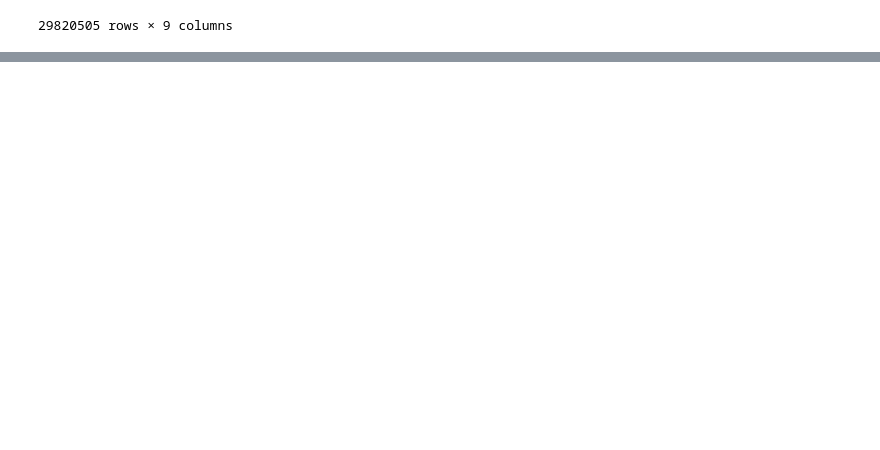
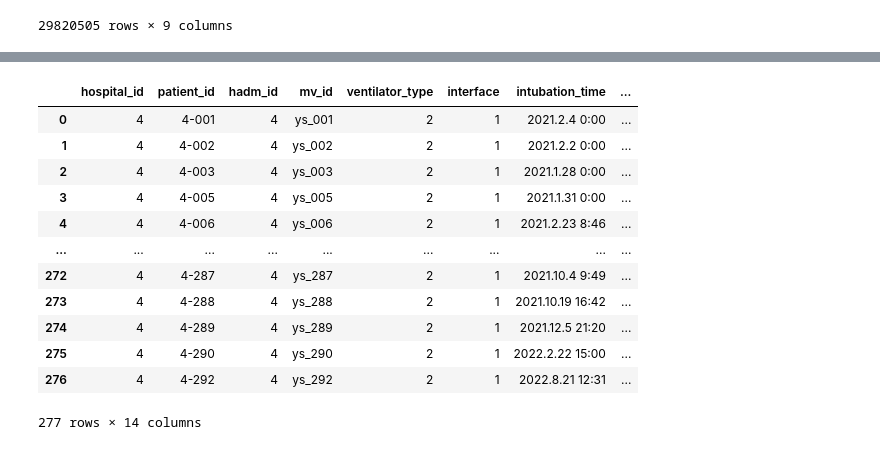
Before and after one commit to skjangbudon/nia_vent_weaning, a Jupyter notebook: notebook/data_preprocess_final.ipynb, the cells around one changed output, grey strips where cells are left out. Cells and saved outputs as stored; diff of their text form; code cells hidden in the pictures; blank space fills up the shorter version.

```diff
--- a/notebook/data_preprocess_1103.ipynb
+++ b/notebook/data_preprocess_final.ipynb
@@ -840,0 +846,8 @@ inted_df
+# %%
+import pandas as pd
+import warnings
+warnings.filterwarnings('ignore')
+inted_path = '/VOLUME/nia_vent_weaning/data/integrated_data/'
+ys_path = '/VOLUME/nia_vent_weaning/data/YS/'
+var_list = ['demographics', 'diagnosis', 'drug', 'heightandweight', 'lab', 'ventilator', 'ventilator_parameter', 'vitalsign']
+dst_path = '/VOLUME/nia_vent_weaning/data/final_data/'
@@ -840,0 +1232,7 @@ inted_df
+# %%
+var = 'ventilator'
+
+aj_snu = pd.read_csv(inted_path + var + '.csv', index_col=0)
+ys = pd.read_csv(ys_path + var + '.csv', index_col=0)
+
+aj_snu
@@ -840,0 +1253,16 @@ inted_df
+# %%
+ys
+# %% [output]
+|  | hospital_id | patient_id | hadm_id | mv_id | ventilator_type | interface | intubation_time | ... |
+| 0 | 4 | 4-001 | 4 | ys_001 | 2 | 1 | 2021.2.4 0:00 | ... |
+| 1 | 4 | 4-002 | 4 | ys_002 | 2 | 1 | 2021.2.2 0:00 | ... |
+| 2 | 4 | 4-003 | 4 | ys_003 | 2 | 1 | 2021.1.28 0:00 | ... |
+| 3 | 4 | 4-005 | 4 | ys_005 | 2 | 1 | 2021.1.31 0:00 | ... |
+| 4 | 4 | 4-006 | 4 | ys_006 | 2 | 1 | 2021.2.23 8:46 | ... |
+| ... | ... | ... | ... | ... | ... | ... | ... | ... |
+| 272 | 4 | 4-287 | 4 | ys_287 | 2 | 1 | 2021.10.4 9:49 | ... |
+| 273 | 4 | 4-288 | 4 | ys_288 | 2 | 1 | 2021.10.19 16:42 | ... |
+| 274 | 4 | 4-289 | 4 | ys_289 | 2 | 1 | 2021.12.5 21:20 | ... |
+| 275 | 4 | 4-290 | 4 | ys_290 | 2 | 1 | 2022.2.22 15:00 | ... |
+| 276 | 4 | 4-292 | 4 | ys_292 | 2 | 1 | 2022.8.21 12:31 | ... |
+277 rows × 14 columns
```
Also changed, not shown: parts of 39 cells of this notebook, 1 other file.
